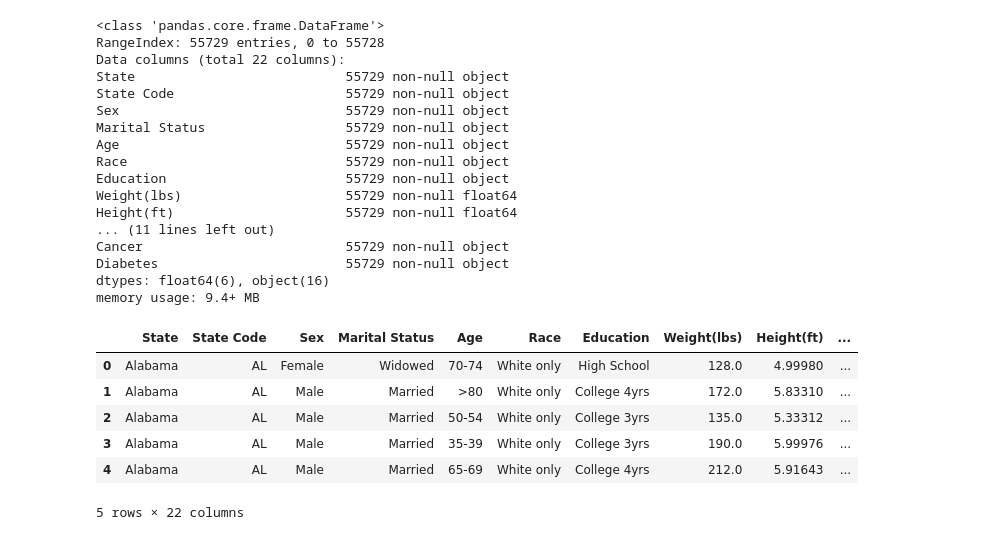
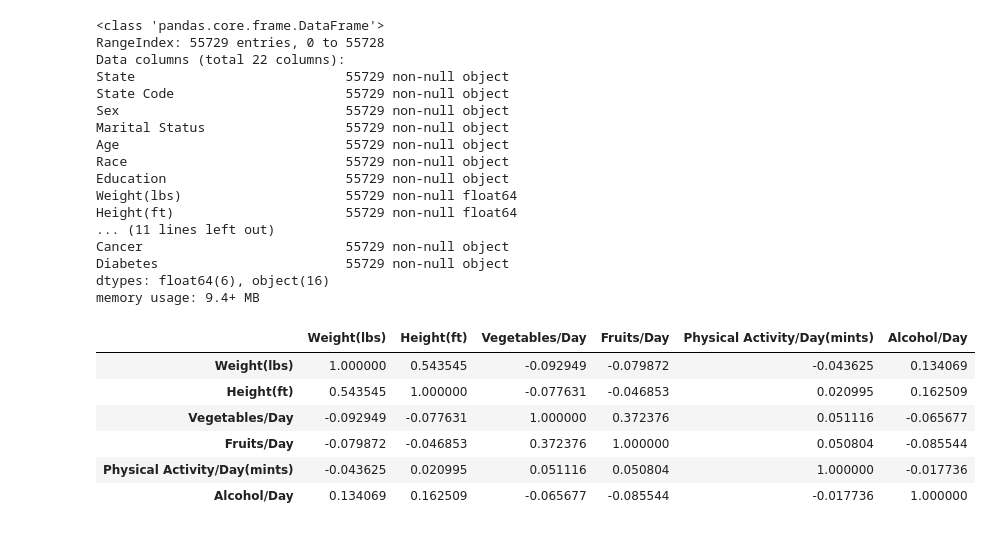
Before and after one commit to ic2019/groupb_project1, a Jupyter notebook: data_exploration_cleaning.ipynb, the cells around one changed output. Saved outputs shown, nothing was run; the diff lists cells and outputs as text; code cells hidden in the pictures.

```diff
--- a/data_exploration_cleaning.ipynb
+++ b/data_exploration_cleaning.ipynb
@@ -340,13 +361,14 @@ Cancer                          55729 non-null object
 Diabetes                        55729 non-null object
 dtypes: float64(6), object(16)
 memory usage: 9.4+ MB
-# %%
-behavioral_data.head()
-# %% [output]
-|  | State | State Code | Sex | Marital Status | Age | Race | Education | Weight(lbs) | Height(ft) | ... |
-| 0 | Alabama | AL | Female | Widowed | 70-74 | White only | High School | 128.0 | 4.99980 | ... |
-| 1 | Alabama | AL | Male | Married | >80 | White only | College 4yrs | 172.0 | 5.83310 | ... |
-| 2 | Alabama | AL | Male | Married | 50-54 | White only | College 3yrs | 135.0 | 5.33312 | ... |
-| 3 | Alabama | AL | Male | Married | 35-39 | White only | College 3yrs | 190.0 | 5.99976 | ... |
-| 4 | Alabama | AL | Male | Married | 65-69 | White only | College 4yrs | 212.0 | 5.91643 | ... |
-5 rows × 22 columns
+# %%
+# Verifying Pairwise correlation of columns
+behavioral_data.corr()
+# %% [output]
+|  | Weight(lbs) | Height(ft) | Vegetables/Day | Fruits/Day | Physical Activity/Day(mints) | Alcohol/Day |
+| Weight(lbs) | 1.000000 | 0.543545 | -0.092949 | -0.079872 | -0.043625 | 0.134069 |
+| Height(ft) | 0.543545 | 1.000000 | -0.077631 | -0.046853 | 0.020995 | 0.162509 |
+| Vegetables/Day | -0.092949 | -0.077631 | 1.000000 | 0.372376 | 0.051116 | -0.065677 |
+| Fruits/Day | -0.079872 | -0.046853 | 0.372376 | 1.000000 | 0.050804 | -0.085544 |
+| Physical Activity/Day(mints) | -0.043625 | 0.020995 | 0.051116 | 0.050804 | 1.000000 | -0.017736 |
+| Alcohol/Day | 0.134069 | 0.162509 | -0.065677 | -0.085544 | -0.017736 | 1.000000 |
```
Also changed, not shown: parts of 23 cells of this notebook, 2 other files.
